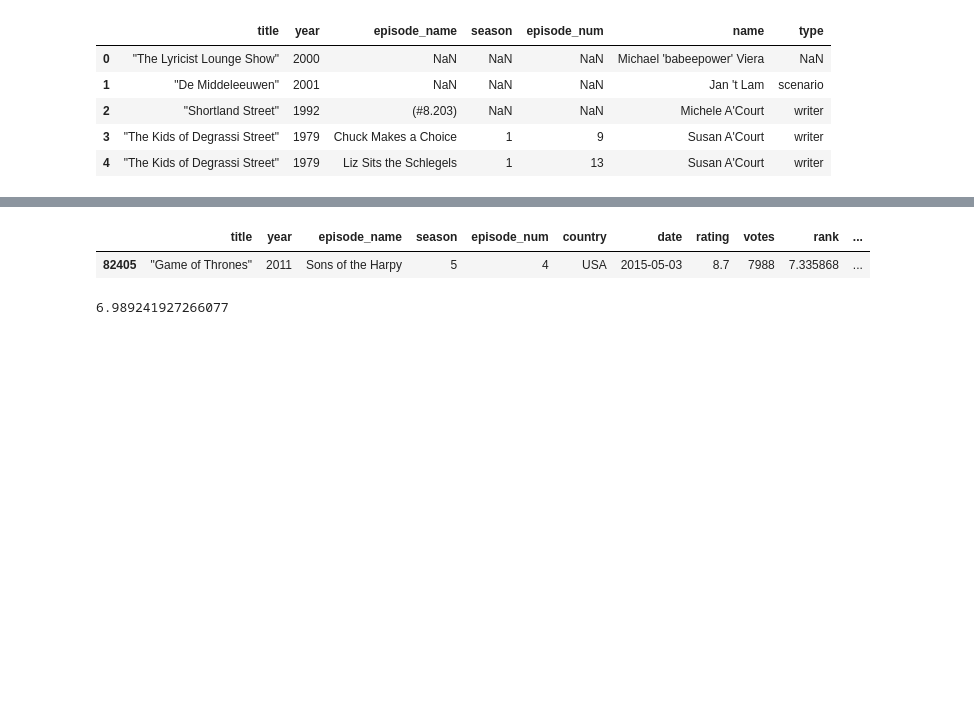
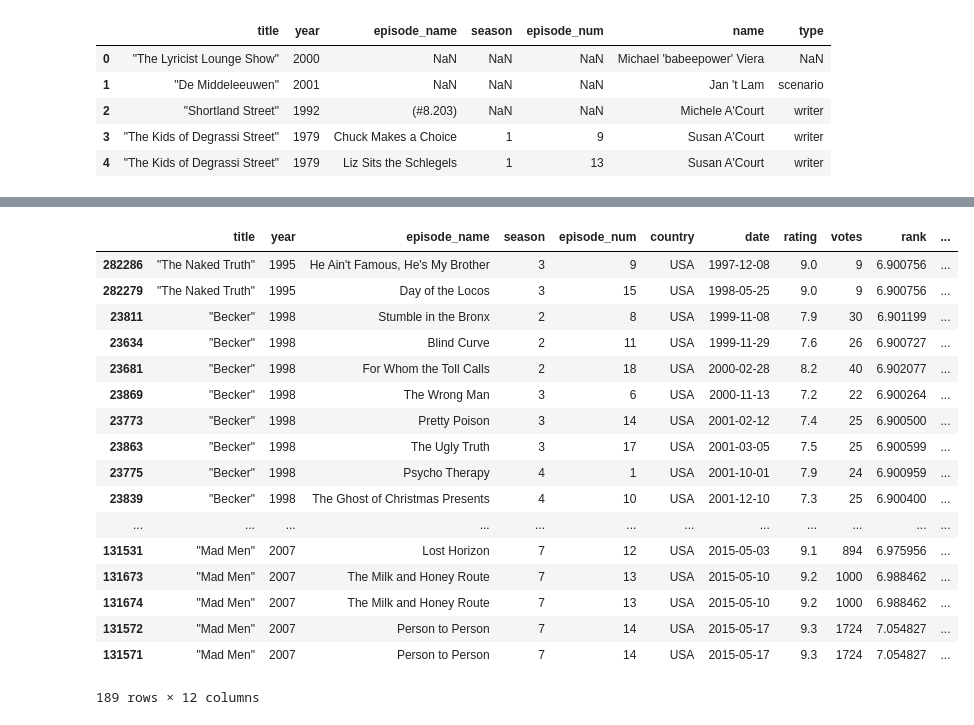
Before and after one commit to jaydik/dataScienceIntensive, a Jupyter notebook: project/analysis/Untitled1.ipynb, the cells around one changed output, grey strips where cells are left out. Drawn from its saved outputs; the diff is of its cells as text; code cells hidden in the pictures; blank space fills up the shorter version.

```diff
--- a/project/analysis/Untitled1.ipynb
+++ b/project/analysis/Untitled1.ipynb
@@ -86,9 +117,21 @@ Name: rank, dtype: float64
 # %%
-data[data.name == 'Dave (XXXIII) Hill']
+data[data.name == "Matthew Weiner"].sort_values('date')
 # %% [output]
 |  | title | year | episode_name | season | episode_num | country | date | rating | votes | rank | ... |
-| 82405 | "Game of Thrones" | 2011 | Sons of the Harpy | 5 | 4 | USA | 2015-05-03 | 8.7 | 7988 | 7.335868 | ... |
+| 282286 | "The Naked Truth" | 1995 | He Ain't Famous, He's My Brother | 3 | 9 | USA | 1997-12-08 | 9.0 | 9 | 6.900756 | ... |
+| 282279 | "The Naked Truth" | 1995 | Day of the Locos | 3 | 15 | USA | 1998-05-25 | 9.0 | 9 | 6.900756 | ... |
+| 23811 | "Becker" | 1998 | Stumble in the Bronx | 2 | 8 | USA | 1999-11-08 | 7.9 | 30 | 6.901199 | ... |
+| 23634 | "Becker" | 1998 | Blind Curve | 2 | 11 | USA | 1999-11-29 | 7.6 | 26 | 6.900727 | ... |
+| 23681 | "Becker" | 1998 | For Whom the Toll Calls | 2 | 18 | USA | 2000-02-28 | 8.2 | 40 | 6.902077 | ... |
+| 23869 | "Becker" | 1998 | The Wrong Man | 3 | 6 | USA | 2000-11-13 | 7.2 | 22 | 6.900264 | ... |
+| 23773 | "Becker" | 1998 | Pretty Poison | 3 | 14 | USA | 2001-02-12 | 7.4 | 25 | 6.900500 | ... |
+| 23863 | "Becker" | 1998 | The Ugly Truth | 3 | 17 | USA | 2001-03-05 | 7.5 | 25 | 6.900599 | ... |
+| 23775 | "Becker" | 1998 | Psycho Therapy | 4 | 1 | USA | 2001-10-01 | 7.9 | 24 | 6.900959 | ... |
+| 23839 | "Becker" | 1998 | The Ghost of Christmas Presents | 4 | 10 | USA | 2001-12-10 | 7.3 | 25 | 6.900400 | ... |
+| ... | ... | ... | ... | ... | ... | ... | ... | ... | ... | ... | ... |
+| 131531 | "Mad Men" | 2007 | Lost Horizon | 7 | 12 | USA | 2015-05-03 | 9.1 | 894 | 6.975956 | ... |
+| 131673 | "Mad Men" | 2007 | The Milk and Honey Route | 7 | 13 | USA | 2015-05-10 | 9.2 | 1000 | 6.988462 | ... |
+| 131674 | "Mad Men" | 2007 | The Milk and Honey Route | 7 | 13 | USA | 2015-05-10 | 9.2 | 1000 | 6.988462 | ... |
+| 131572 | "Mad Men" | 2007 | Person to Person | 7 | 14 | USA | 2015-05-17 | 9.3 | 1724 | 7.054827 | ... |
+| 131571 | "Mad Men" | 2007 | Person to Person | 7 | 14 | USA | 2015-05-17 | 9.3 | 1724 | 7.054827 | ... |
+189 rows × 12 columns
-# %%
-data.loc[data.title == '"The Sopranos"', 'rank'].mean()
-# %% [output]
-6.989241927266077
```
Also changed, not shown: parts of 6 cells of this notebook, 3 other files.
